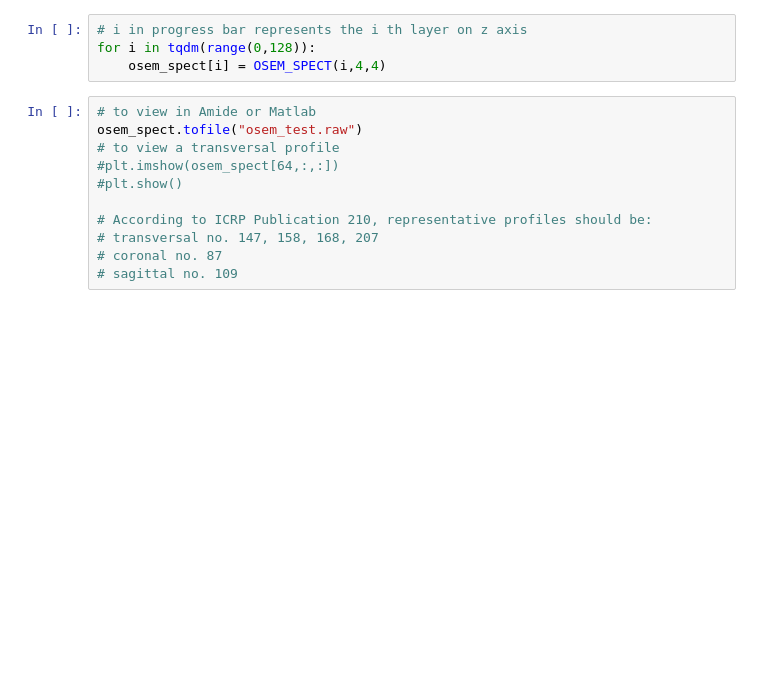
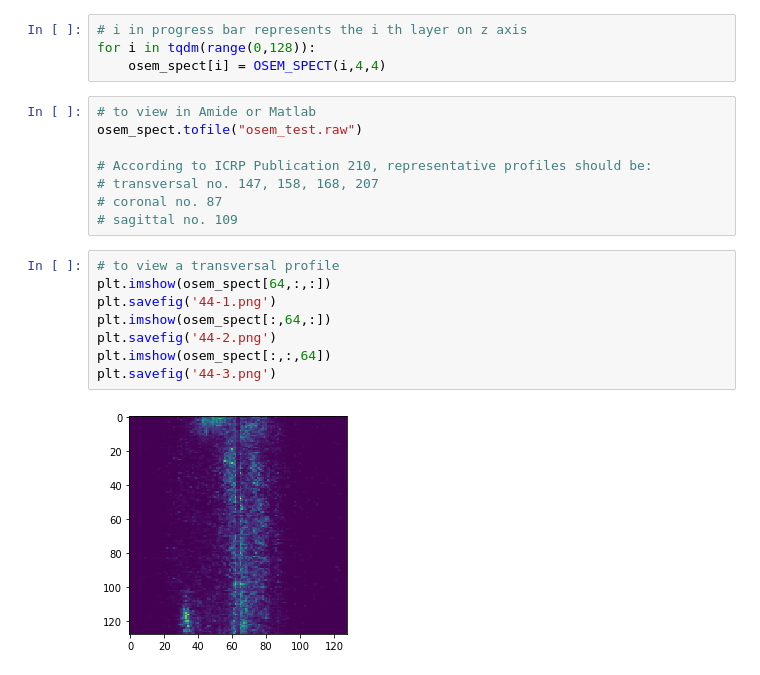
Before and after one commit to TingliangZhang/SPECT, a Jupyter notebook: SPECT_OSEM/OSEM-Final.ipynb, the cells around one changed output. Saved outputs shown, nothing was run; the diff lists cells and outputs as text; blank space fills up the shorter version.

```diff
--- a/SPECT_OSEM/OSEM-Final.ipynb
+++ b/SPECT_OSEM/OSEM-Final.ipynb
@@ -99,11 +99,18 @@ for i in tqdm(range(0,128)):
 # %%
 # to view in Amide or Matlab
 osem_spect.tofile("osem_test.raw")
-# to view a transversal profile
-#plt.imshow(osem_spect[64,:,:])
-#plt.show()
 
 # According to ICRP Publication 210, representative profiles should be:
 # transversal no. 147, 158, 168, 207
 # coronal no. 87
 # sagittal no. 109
+# %%
+# to view a transversal profile
+plt.imshow(osem_spect[64,:,:])
+plt.savefig('44-1.png')
+plt.imshow(osem_spect[:,64,:])
+plt.savefig('44-2.png')
+plt.imshow(osem_spect[:,:,64])
+plt.savefig('44-3.png')
+# %% [output]
+[figure, added]
```
Also changed, not shown: parts of 1 cell of this notebook, 20 other files.
